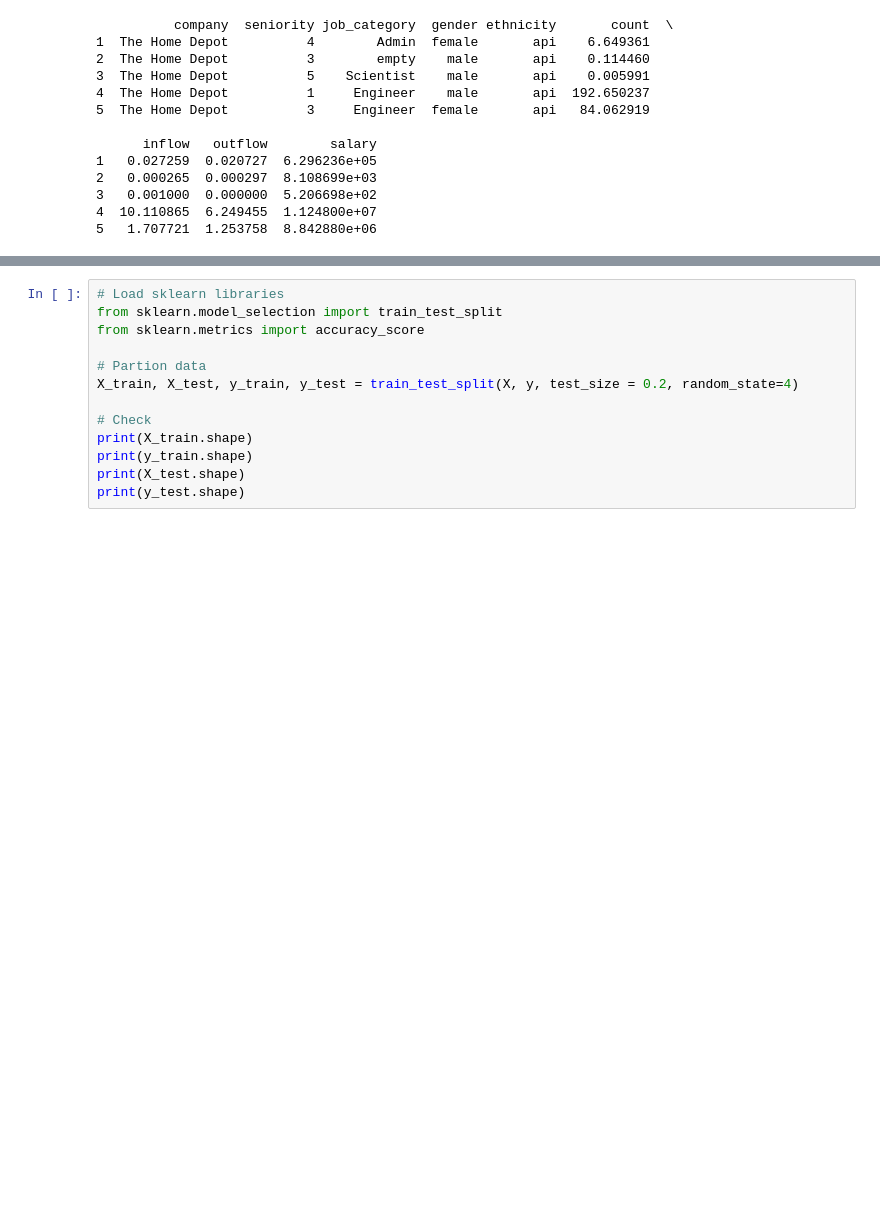
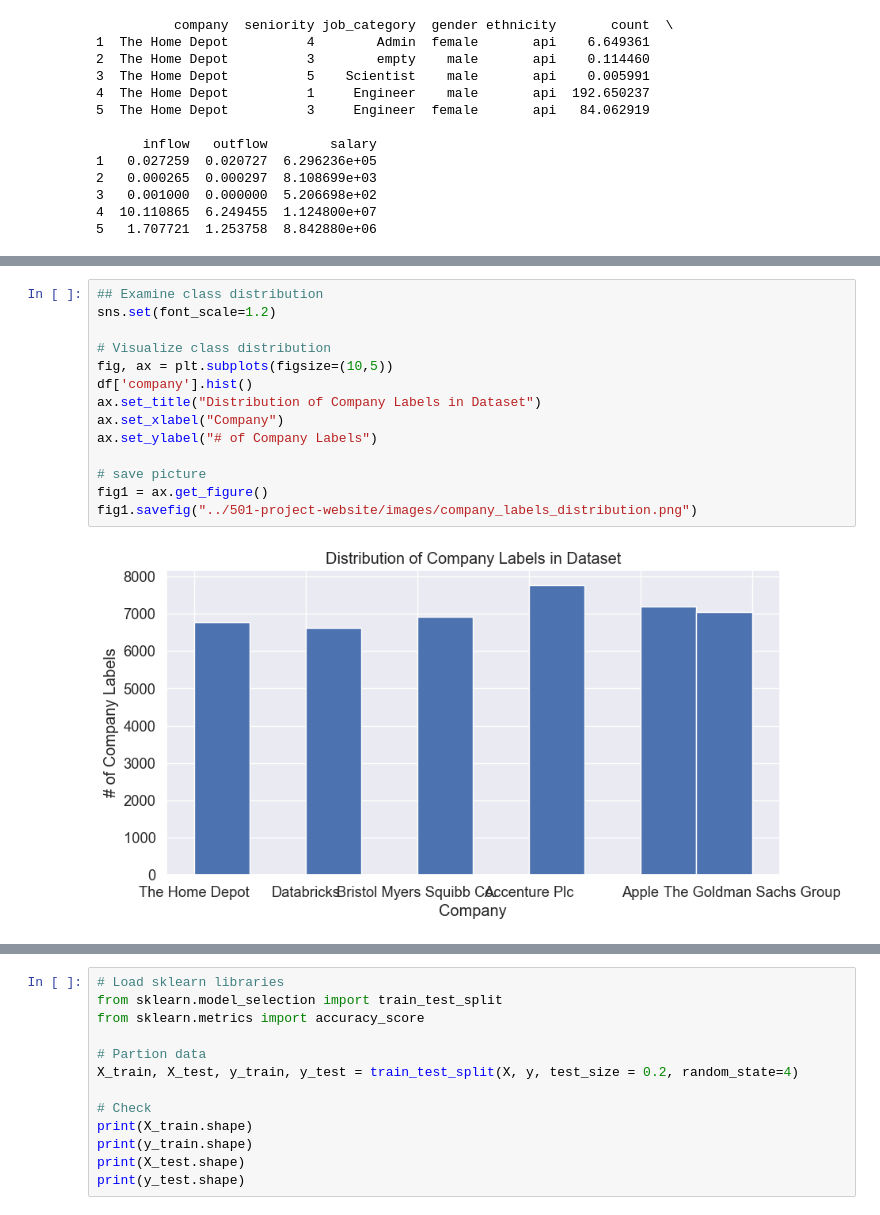
Before and after one commit to anly501/anly-501-project-cynthia-ng, a Jupyter notebook: codes/DT_py.ipynb, the cells around one changed output, grey strips where cells are left out. Cells and saved outputs as stored; diff of their text form; blank space fills up the shorter version.

```diff
--- a/codes/DT_py.ipynb
+++ b/codes/DT_py.ipynb
@@ -68,6 +67,22 @@ ethnicity_multiple         0
 ethnicity_native           0
 ethnicity_white            0
 dtype: int64
+# %%
+## Examine class distribution
+sns.set(font_scale=1.2)
+
+# Visualize class distribution
+fig, ax = plt.subplots(figsize=(10,5))
+df['company'].hist()
+ax.set_title("Distribution of Company Labels in Dataset")
+ax.set_xlabel("Company")
+ax.set_ylabel("# of Company Labels")
+
+# save picture
+fig1 = ax.get_figure()
+fig1.savefig("../501-project-website/images/company_labels_distribution.png")
+# %% [output]
+[figure, added]
 # %%
 ## SET X AND Y
 
```
Also changed, not shown: parts of 4 cells of this notebook, 3 other files.
